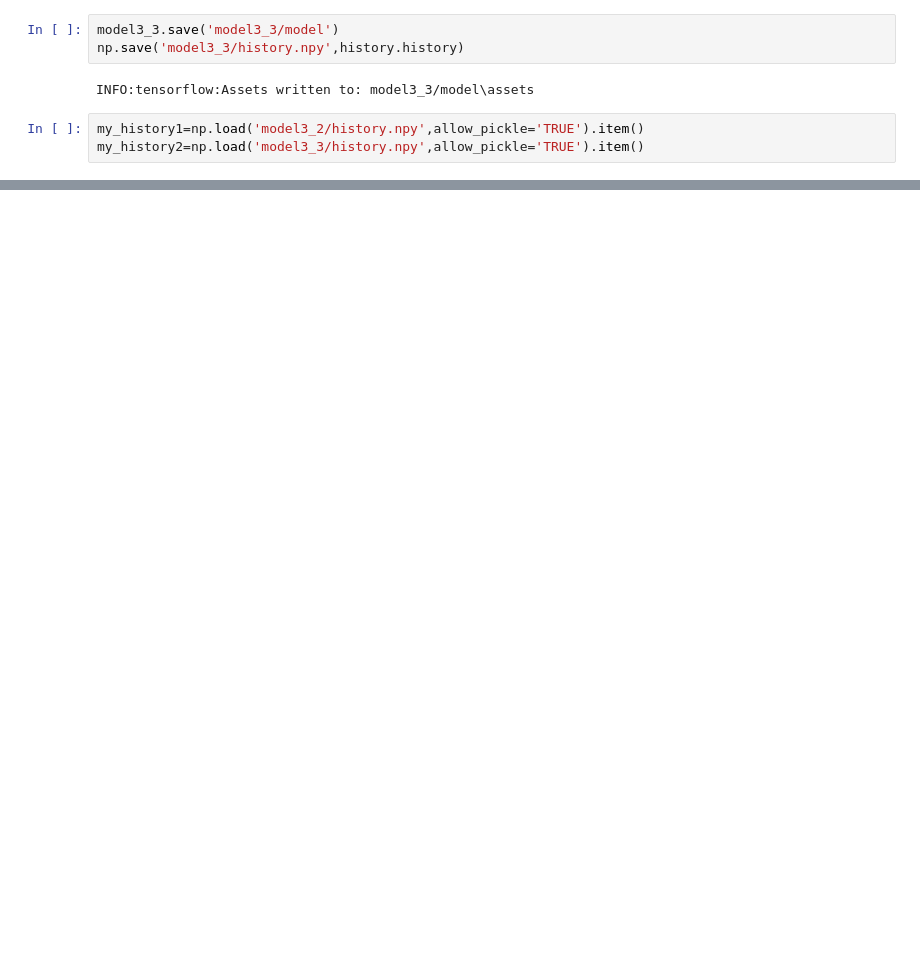
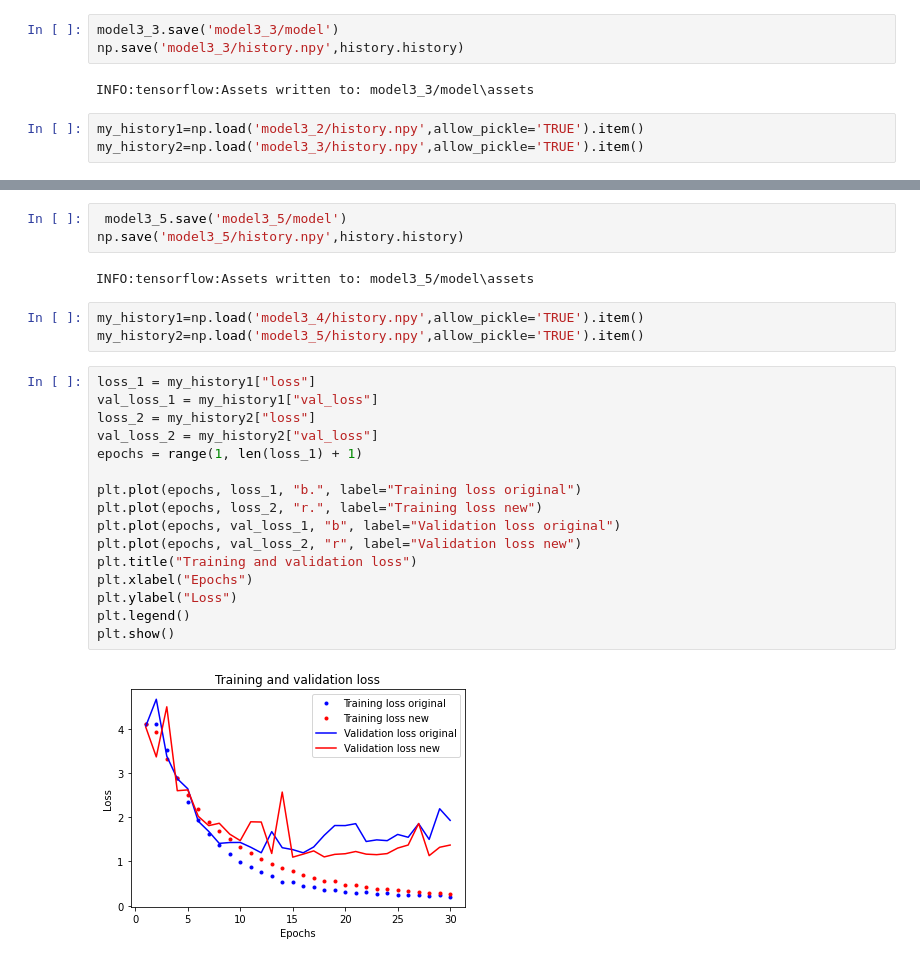
Before and after one commit to eduardosoy/MyTFG, a Jupyter notebook: tfg3_conexiones_residuales.ipynb, the cells around one changed output, grey strips where cells are left out. Cells and saved outputs as stored; diff of their text form; blank space fills up the shorter version.

```diff
--- a/tfg3_conexiones_residuales.ipynb
+++ b/tfg3_conexiones_residuales.ipynb
@@ -590,0 +965,26 @@ results
+# %%
+ model3_5.save('model3_5/model')
+np.save('model3_5/history.npy',history.history)
+# %% [output]
+INFO:tensorflow:Assets written to: model3_5/model\assets
+# %%
+my_history1=np.load('model3_4/history.npy',allow_pickle='TRUE').item()
+my_history2=np.load('model3_5/history.npy',allow_pickle='TRUE').item()
+# %%
+loss_1 = my_history1["loss"]
+val_loss_1 = my_history1["val_loss"]
+loss_2 = my_history2["loss"]
+val_loss_2 = my_history2["val_loss"]
+epochs = range(1, len(loss_1) + 1)
+
+plt.plot(epochs, loss_1, "b.", label="Training loss original")
+plt.plot(epochs, loss_2, "r.", label="Training loss new")
+plt.plot(epochs, val_loss_1, "b", label="Validation loss original")
+plt.plot(epochs, val_loss_2, "r", label="Validation loss new")
+plt.title("Training and validation loss")
+plt.xlabel("Epochs")
+plt.ylabel("Loss")
+plt.legend()
+plt.show()
+# %% [output]
+[figure, added]
```
Also changed, not shown: parts of 110 cells of this notebook.
